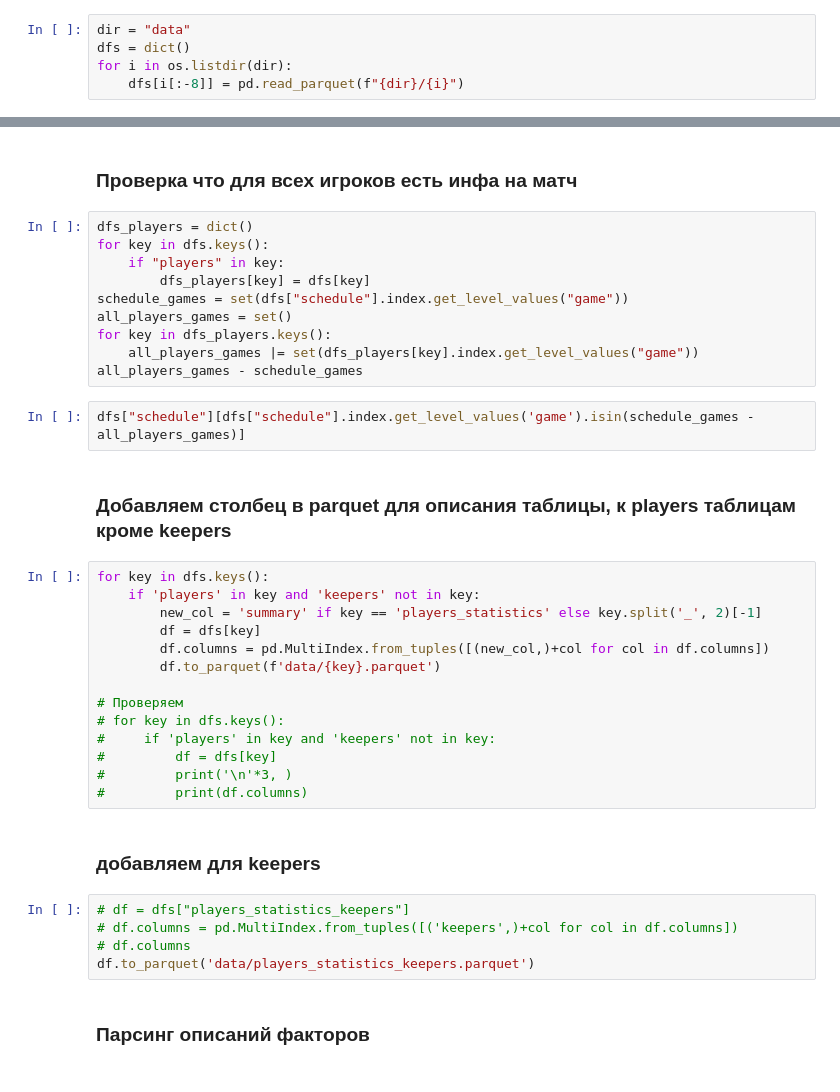
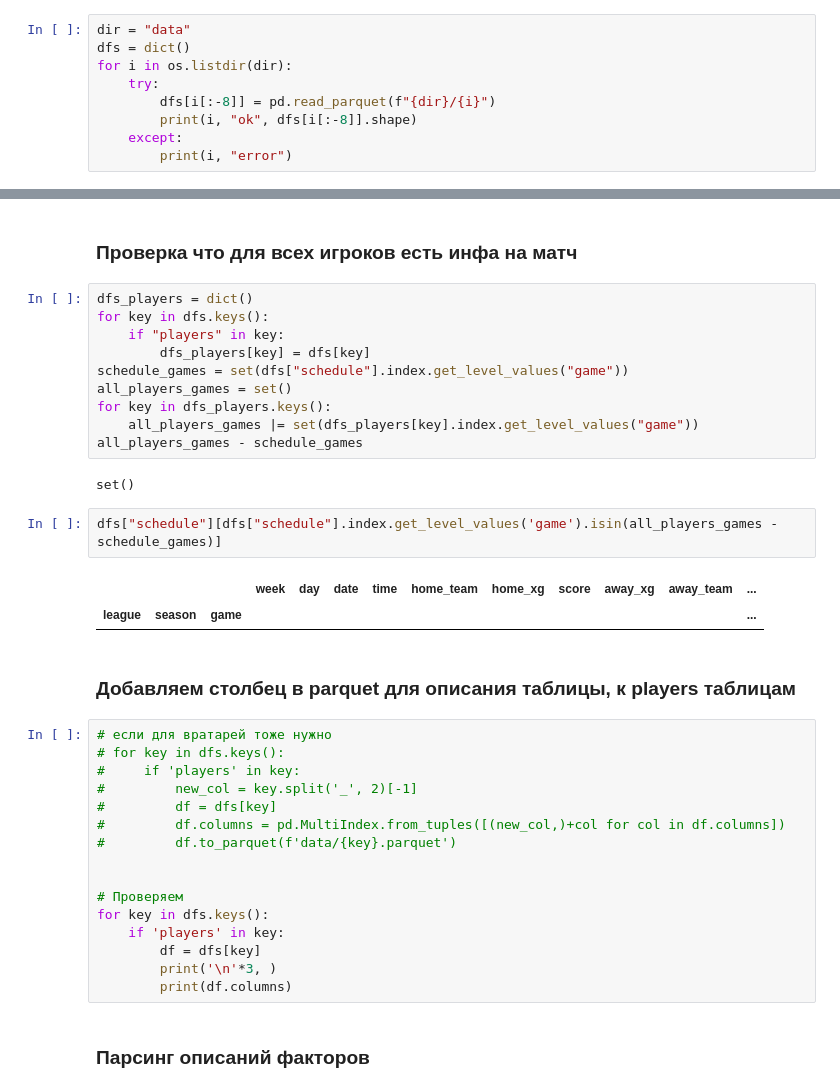
Before and after one commit to goryachev-maxim2003/football_diploma, a Jupyter notebook: football.ipynb, the cells around one changed output, grey strips where cells are left out. Cells and saved outputs as stored; diff of their text form.

```diff
--- a/football.ipynb
+++ b/football.ipynb
@@ -208,4 +217,8 @@ players_statistics_possession_from_csv.to_parquet('data/players_statistics_posse
 dir = "data"
 dfs = dict()
 for i in os.listdir(dir):
-    dfs[i[:-8]] = pd.read_parquet(f"{dir}/{i}")
+    try:
+        dfs[i[:-8]] = pd.read_parquet(f"{dir}/{i}")
+        print(i, "ok", dfs[i[:-8]].shape)
+    except:
+        print(i, "error")
@@ -221,31 +245,31 @@ all_players_games = set()
 for key in dfs_players.keys():
     all_players_games |= set(dfs_players[key].index.get_level_values("game"))
 all_players_games - schedule_games
+# %% [output]
+set()
 # %%
-dfs["schedule"][dfs["schedule"].index.get_level_values('game').isin(schedule_games - all_players_games)]
+dfs["schedule"][dfs["schedule"].index.get_level_values('game').isin(all_players_games - schedule_games)]
+# %% [output]
+|  |  |  | week | day | date | time | home_team | home_xg | score | away_xg | away_team | ... |
+| league | season | game |  |  |  |  |  |  |  |  |  | ... |
 # %% [markdown]
-### Добавляем столбец в parquet для описания таблицы, к players таблицам кроме keepers
+### Добавляем столбец в parquet для описания таблицы, к players таблицам
 # %%
-for key in dfs.keys():
-    if 'players' in key and 'keepers' not in key:
-        new_col = 'summary' if key == 'players_statistics' else key.split('_', 2)[-1]
-        df = dfs[key]
-        df.columns = pd.MultiIndex.from_tuples([(new_col,)+col for col in df.columns])
-        df.to_parquet(f'data/{key}.parquet')
+# если для вратарей тоже нужно
+# for key in dfs.keys():
+#     if 'players' in key:
+#         new_col = key.split('_', 2)[-1]
+#         df = dfs[key]
+#         df.columns = pd.MultiIndex.from_tuples([(new_col,)+col for col in df.columns])
+#         df.to_parquet(f'data/{key}.parquet')
+
 
 # Проверяем
-# for key in dfs.keys():
-#     if 'players' in key and 'keepers' not in key:
-#         df = dfs[key]
-#         print('\n'*3, )
-#         print(df.columns)
+for key in dfs.keys():
+    if 'players' in key:
+        df = dfs[key]
+        print('\n'*3, )
+        print(df.columns)
-# %% [markdown]
-### добавляем для keepers
-# %%
-# df = dfs["players_statistics_keepers"]
-# df.columns = pd.MultiIndex.from_tuples([('keepers',)+col for col in df.columns])
-# df.columns
-df.to_parquet('data/players_statistics_keepers.parquet')
 # %% [markdown]
 ### Парсинг описаний факторов
 # %%
```
Also changed, not shown: parts of 73 cells of this notebook, 6 other files.
